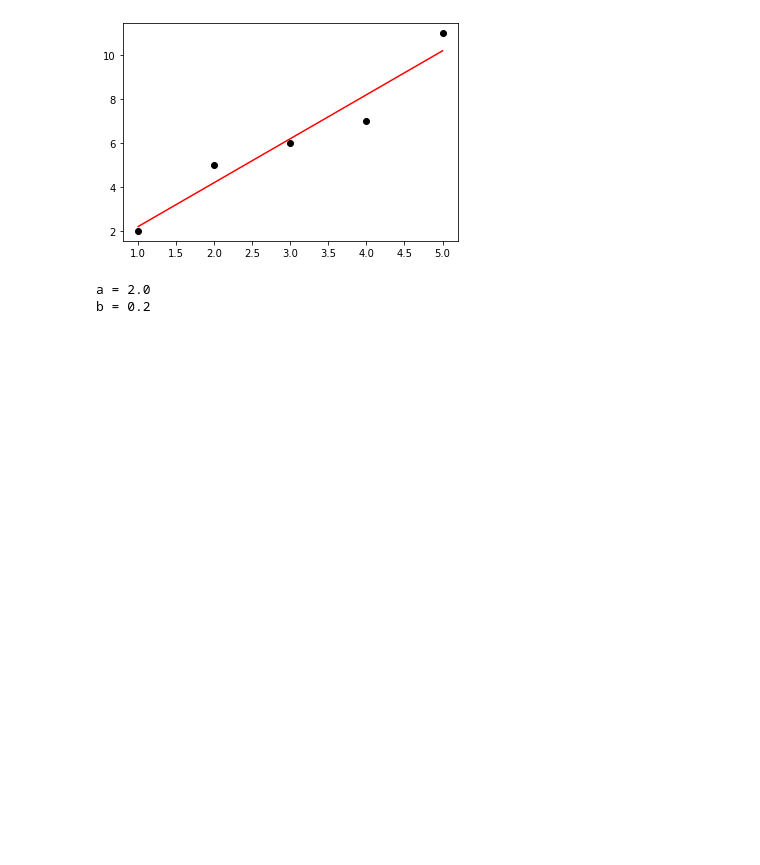
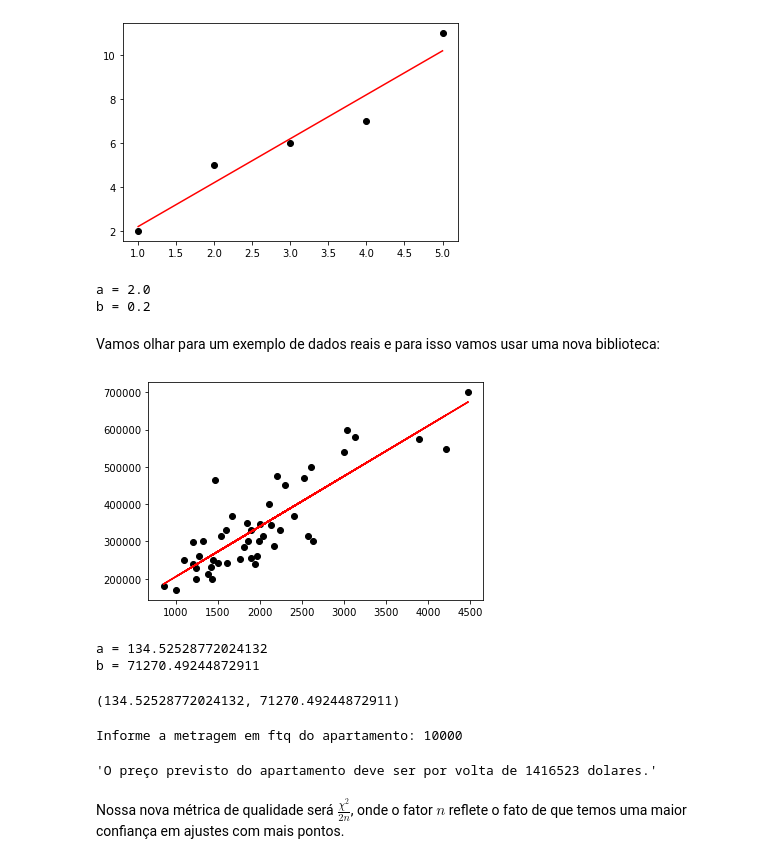
Before and after one commit to HerrHauy/Aulas-Dual-Info, a Jupyter notebook: 2_ano_2023/Aula 13.02.2023.ipynb, the cells around one changed output. Saved outputs shown, nothing was run; the diff lists cells and outputs as text; code cells hidden in the pictures; blank space fills up the shorter version.

```diff
--- a/2_ano_2023/Aula 13.02.2023.ipynb
+++ b/2_ano_2023/Aula 13.02.2023.ipynb
@@ -131,3 +131,5 @@ mmq_plot([1,2,3,4,5],[2,5,6,7,11])
 [figure]
 a = 2.0
 b = 0.2
+# %% [markdown]
+Vamos olhar para um exemplo de dados reais e para isso vamos usar uma nova biblioteca:
@@ -133,0 +138,13 @@ b = 0.2
+# %%
+data = pd.read_csv('data.txt', sep=',', header=None)
+data.columns = ['ftq', 'room', 'price']
+# %%
+mmq_plot(data.ftq,data.price)
+# %% [output]
+[figure, added]
+a = 134.52528772024132
+b = 71270.49244872911
+# %%
+mmq(data.ftq,data.price)
+# %% [output]
+(134.52528772024132, 71270.49244872911)
@@ -133,0 +156,9 @@ b = 0.2
+# %%
+tamanho = int(input('Informe a metragem em ftq do apartamento: '))
+
+previsao(tamanho)
+# %% [output]
+Informe a metragem em ftq do apartamento: 10000
+'O preço previsto do apartamento deve ser por volta de 1416523 dolares.'
+# %% [markdown]
+Nossa nova métrica de qualidade será $\frac{\chi^2}{2n}$, onde o fator $n$ reflete o fato de que temos uma maior confiança em ajustes com mais pontos.
```
Also changed, not shown: parts of 2 cells of this notebook.
